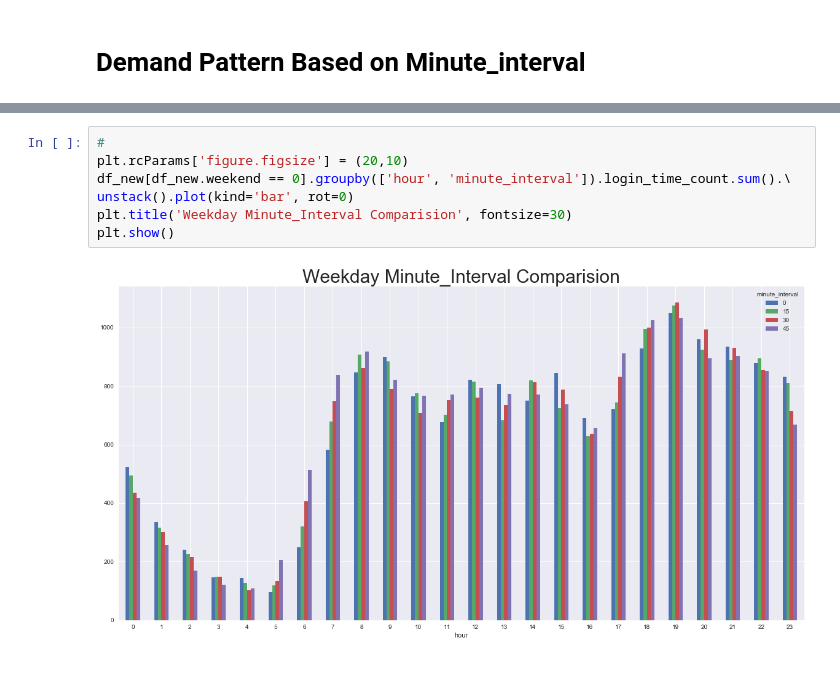
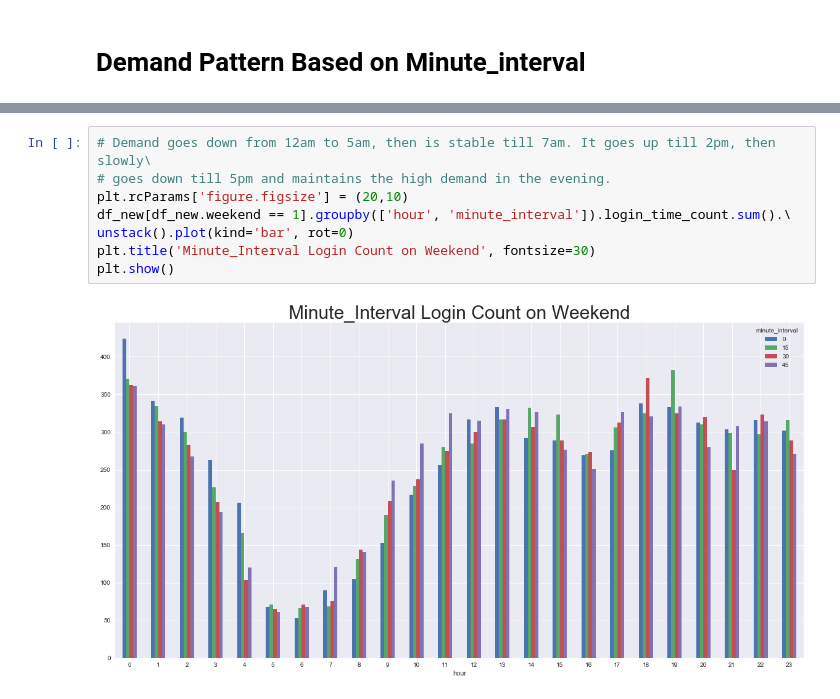
Before and after one commit to LihuaM/Ride-Sharing-Case-Study, a Jupyter notebook: Ride_Sharing_EDA.ipynb, the cells around one changed output, grey strips where cells are left out. Cells and saved outputs as stored; diff of their text form; blank space fills up the shorter version.

Commit message:
Change plots

```diff
--- a/Ride_Sharing_EDA.ipynb
+++ b/Ride_Sharing_EDA.ipynb
@@ -262,9 +254,10 @@ plt.show()
 # %%
-#
+# Demand goes down from 12am to 5am, then is stable till 7am. It goes up till 2pm, then slowly\
+# goes down till 5pm and maintains the high demand in the evening.
 plt.rcParams['figure.figsize'] = (20,10)
-df_new[df_new.weekend == 0].groupby(['hour', 'minute_interval']).login_time_count.sum().\
+df_new[df_new.weekend == 1].groupby(['hour', 'minute_interval']).login_time_count.sum().\
 unstack().plot(kind='bar', rot=0)
-plt.title('Weekday Minute_Interval Comparision', fontsize=30)
+plt.title('Minute_Interval Login Count on Weekend', fontsize=30)
 plt.show()
 # %% [output]
-[figure, old version]
+[figure, new version]
```
Also changed, not shown: parts of 6 cells of this notebook.
